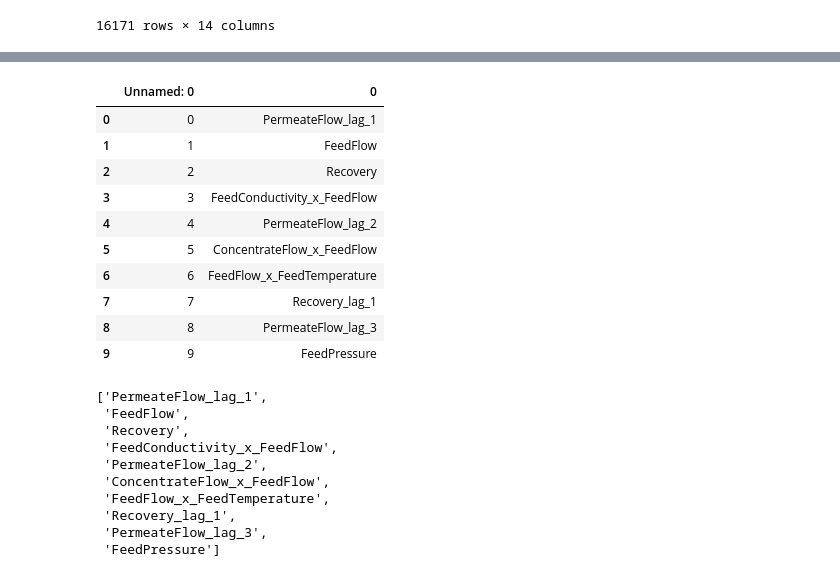
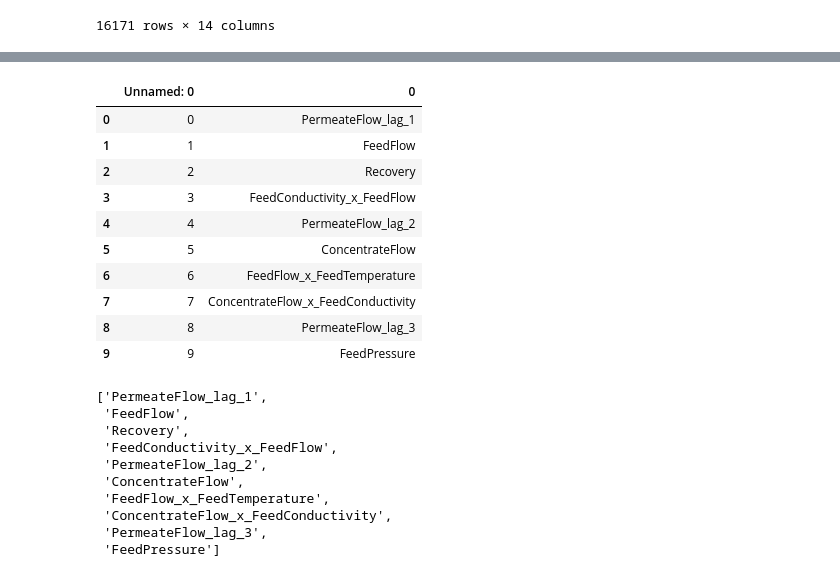
Before and after one commit to naruesornd/anomaly_detection_rca, a Jupyter notebook: notebook/test1.ipynb, the cells around one changed output, grey strips where cells are left out. Drawn from its saved outputs; the diff is of its cells as text; code cells hidden in the pictures.

```diff
--- a/notebook/test1.ipynb
+++ b/notebook/test1.ipynb
@@ -72,18 +89,18 @@ top_k_features = random_forest_regressor(dp, 'PermeateFlow', fs, plant_name='pla
 import pandas as pd
 import numpy as np
 # %%
-top_k_features = pd.read_csv("../data/temp_data/top_k_features_plant1.csv")
+top_k_features = pd.read_csv("../data/temp_data/top_k_features_plant1_PermeateFlow.csv")
 top_k_features
 # %% [output]
 |  | Unnamed: 0 | 0 |
 | 0 | 0 | PermeateFlow_lag_1 |
 | 1 | 1 | FeedFlow |
 | 2 | 2 | Recovery |
 | 3 | 3 | FeedConductivity_x_FeedFlow |
 | 4 | 4 | PermeateFlow_lag_2 |
-| 5 | 5 | ConcentrateFlow_x_FeedFlow |
+| 5 | 5 | ConcentrateFlow |
 | 6 | 6 | FeedFlow_x_FeedTemperature |
-| 7 | 7 | Recovery_lag_1 |
+| 7 | 7 | ConcentrateFlow_x_FeedConductivity |
 | 8 | 8 | PermeateFlow_lag_3 |
 | 9 | 9 | FeedPressure |
 # %%
@@ -95,9 +112,9 @@ top_k_features
  'Recovery',
  'FeedConductivity_x_FeedFlow',
  'PermeateFlow_lag_2',
- 'ConcentrateFlow_x_FeedFlow',
+ 'ConcentrateFlow',
  'FeedFlow_x_FeedTemperature',
- 'Recovery_lag_1',
+ 'ConcentrateFlow_x_FeedConductivity',
  'PermeateFlow_lag_3',
  'FeedPressure']
 # %%
```
Also changed, not shown: parts of 6 cells of this notebook, 33 other files.
